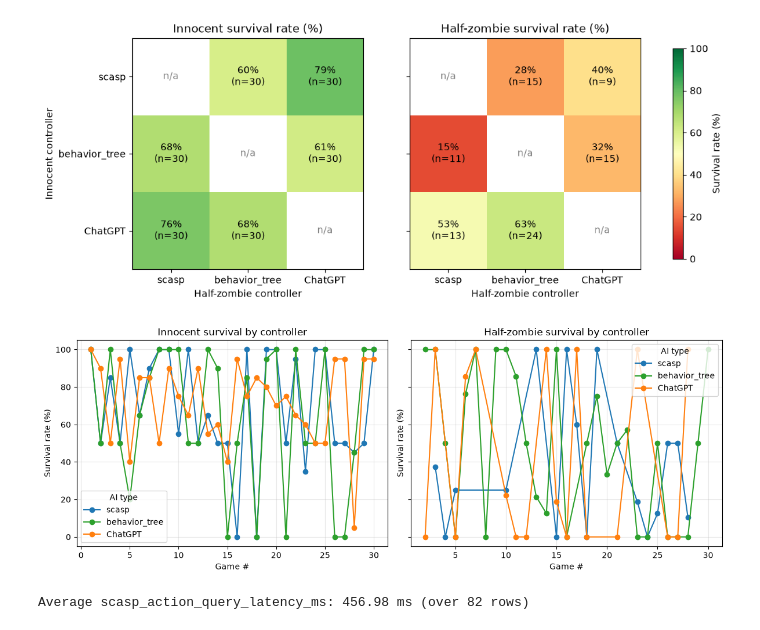
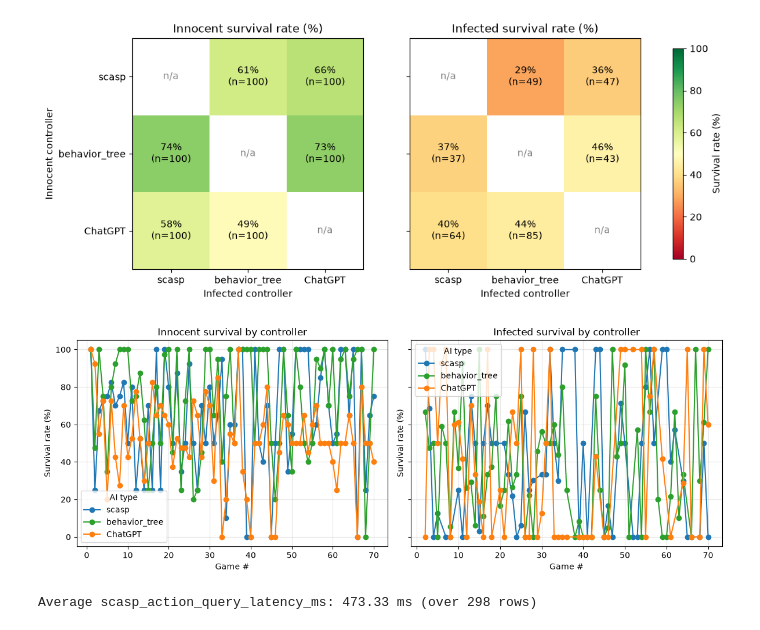
Before and after one commit to acm-research-f26/GamesCASP, a Jupyter notebook: ExperimentAnalysis.ipynb, the cells around one changed output. Saved outputs shown, nothing was run; the diff lists cells and outputs as text; code cells hidden in the pictures.

Commit message:
quick fixed to the game

```diff
--- a/ExperimentAnalysis.ipynb
+++ b/ExperimentAnalysis.ipynb
@@ -3,7 +3,7 @@ import pandas as pd
 import numpy as np
 import matplotlib.pyplot as plt
 
-CSV_PATH = "./ScaspUnityGame/Experiments/batch_d9df5485ade44e40b41fa8b470b2f2a0/games.csv"   # <- change to your file
+CSV_PATH = "gamesFinale.csv"   # <- change to your file
 
 # role_mapping uses "ChatGPT"; column prefixes use "llm"
 COLUMN_PREFIX = {"scasp": "scasp", "behavior_tree": "behavior_tree", "ChatGPT": "llm"}
@@ -36,7 +36,7 @@ def survival_matrix(col):
     return mean.reindex(index=AI_ORDER, columns=AI_ORDER), n.reindex(index=AI_ORDER, columns=AI_ORDER)
 
 panels = [("innocent_survival", "Innocent survival rate (%)"),
-          ("zombie_survival", "Half-zombie survival rate (%)")]
+          ("zombie_survival", "Infected survival rate (%)")]
 
 fig, axes = plt.subplots(1, 2, figsize=(12, 5), sharey=True)
 for ax, (col, title) in zip(axes, panels):
@@ -44,7 +44,7 @@ for ax, (col, title) in zip(axes, panels):
     im = ax.imshow(mat.values * 100, cmap="RdYlGn", vmin=0, vmax=100)
     ax.set_xticks(range(len(AI_ORDER)), AI_ORDER)
     ax.set_yticks(range(len(AI_ORDER)), AI_ORDER)
-    ax.set_xlabel("Half-zombie controller")
+    ax.set_xlabel("Infected controller")
     ax.set_title(title)
     for i in range(len(AI_ORDER)):
         for j in range(len(AI_ORDER)):
@@ -60,34 +60,34 @@ plt.show()
 # ---------- Survival rate by game ----------
 def plot_survival(ax, ai_col, surv_col, title):
     for ai in AI_ORDER:
         sub = df[df[ai_col] == ai].dropna(subset=[surv_col])
         if sub.empty:
             continue  # this AI never played this role
         per_game = sub.groupby("game")[surv_col].mean().sort_index() * 100
         ax.plot(per_game.index, per_game.values, marker="o", linestyle="-",
                 color=COLORS[ai], label=ai)
     ax.set_title(title)
     ax.set_xlabel("Game #")
     ax.set_ylabel("Survival rate (%)")
     ax.set_ylim(-5, 105)
     ax.xaxis.get_major_locator().set_params(integer=True)
     ax.grid(alpha=0.3)
     if ax.get_legend_handles_labels()[0]:
         ax.legend(title="AI type")
     else:
         ax.text(0.5, 0.5, "No data", ha="center", va="center", transform=ax.transAxes)
 
 fig, axes = plt.subplots(1, 2, figsize=(12, 4.5), sharey=True)
 plot_survival(axes[0], "innocent_ai", "innocent_survival", "Innocent survival by controller")
-plot_survival(axes[1], "zombie_ai", "zombie_survival", "Half-zombie survival by controller")
+plot_survival(axes[1], "zombie_ai", "zombie_survival", "Infected survival by controller")
 plt.tight_layout()
 plt.show()
 
 
 col = "scasp_action_query_latency_ms"
 avg = df[col].mean()   # blank cells (rows where s(CASP) wasn't playing) are skipped automatically
 print(f"Average {col}: {avg:.2f} ms (over {df[col].notna().sum()} rows)")
 # %% [output]
-[figure, old version]
+[figure, new version]
-[figure, old version]
+[figure, new version]
-Average scasp_action_query_latency_ms: 456.98 ms (over 82 rows)
+Average scasp_action_query_latency_ms: 473.33 ms (over 298 rows)
```
Also changed, not shown: 13 other files.
